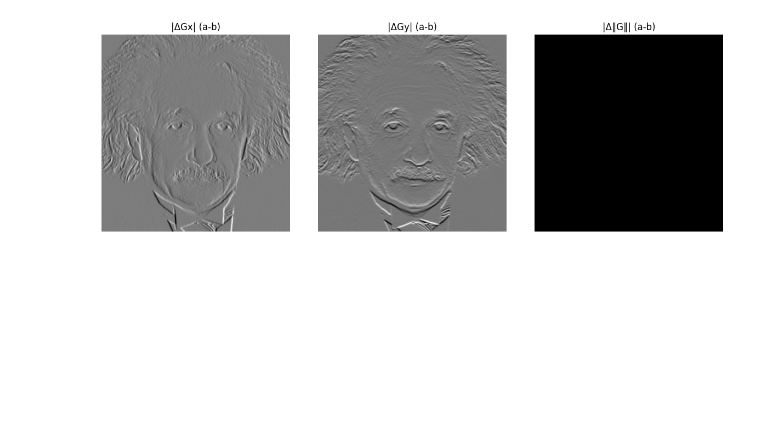
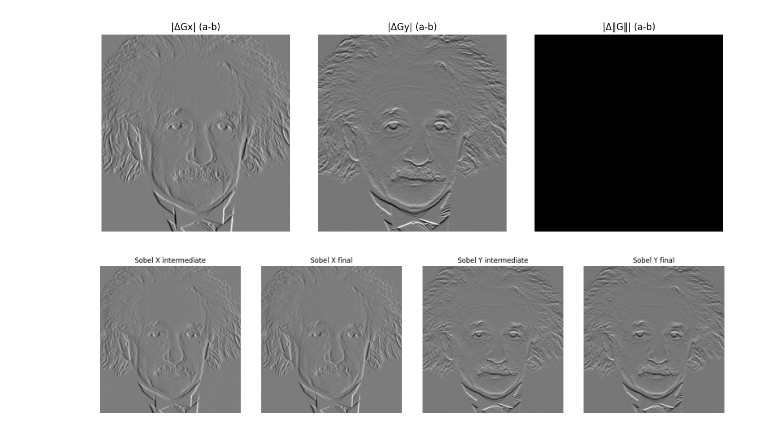
Before and after one commit to AbdulBasithNiyas/EN3160-Image-Processing-and-Machine-Vision, a Jupyter notebook: assignment_01/notebooks/Q7_Sobel_Filtering.ipynb, the cells around one changed output. Cells and saved outputs as stored; diff of their text form; code cells hidden in the pictures; blank space fills up the shorter version.

```diff
--- a/assignment_01/notebooks/Q7_Sobel_Filtering.ipynb
+++ b/assignment_01/notebooks/Q7_Sobel_Filtering.ipynb
@@ -124,3 +124,49 @@ save_panel([normalize_u8_signed(Gx_a - Gx_b),
            ["|ΔGx| (a-b)", "|ΔGy| (a-b)", "|Δ‖G‖| (a-b)"], "q7_diff_ab.png")
 # %% [output]
 [figure]
+# %%
+# (c) Separable Sobel using consecutive 1D filters
+# Sobel X
+sobel_x_vertical = np.array([[1], [2], [1]], dtype=np.float32)
+sobel_x_horizontal = np.array([[1, 0, -1]], dtype=np.float32)
+
+# Sobel Y
+sobel_y_vertical = np.array([[1], [0], [-1]], dtype=np.float32)
+sobel_y_horizontal = np.array([[1, 2, 1]], dtype=np.float32)
+
+# Apply consecutive filters for X
+x_mid = cv.filter2D(img, cv.CV_32F, sobel_x_horizontal,
+                    borderType=cv.BORDER_REPLICATE)
+x_filtered = cv.filter2D(
+    x_mid, cv.CV_32F, sobel_x_vertical, borderType=cv.BORDER_REPLICATE)
+
+# Apply consecutive filters for Y
+y_mid = cv.filter2D(img, cv.CV_32F, sobel_y_vertical,
+                    borderType=cv.BORDER_REPLICATE)
+y_filtered = cv.filter2D(
+    y_mid, cv.CV_32F, sobel_y_horizontal, borderType=cv.BORDER_REPLICATE)
+
+# Gradient magnitude
+Mag_c = np.sqrt(x_filtered**2 + y_filtered**2)
+
+# Normalize for visualization
+x_mid_u8 = normalize_u8_signed(x_mid)
+x_filtered_u8 = normalize_u8_signed(x_filtered)
+y_mid_u8 = normalize_u8_signed(y_mid)
+y_filtered_u8 = normalize_u8_signed(y_filtered)
+Mag_c_u8 = normalize_u8_signed(Mag_c)
+
+# Save or display
+cv.imwrite(str(RESULTS/"q7c_x_mid.png"), x_mid_u8)
+cv.imwrite(str(RESULTS/"q7c_x_final.png"), x_filtered_u8)
+cv.imwrite(str(RESULTS/"q7c_y_mid.png"), y_mid_u8)
+cv.imwrite(str(RESULTS/"q7c_y_final.png"), y_filtered_u8)
+cv.imwrite(str(RESULTS/"q7c_mag.png"), Mag_c_u8)
+
+# Panel for plotting
+save_panel([x_mid_u8, x_filtered_u8, y_mid_u8, y_filtered_u8],
+           ["Sobel X intermediate", "Sobel X final",
+            "Sobel Y intermediate", "Sobel Y final"],
+           "q7c_separable_panels.png")
+# %% [output]
+[figure, added]
```
